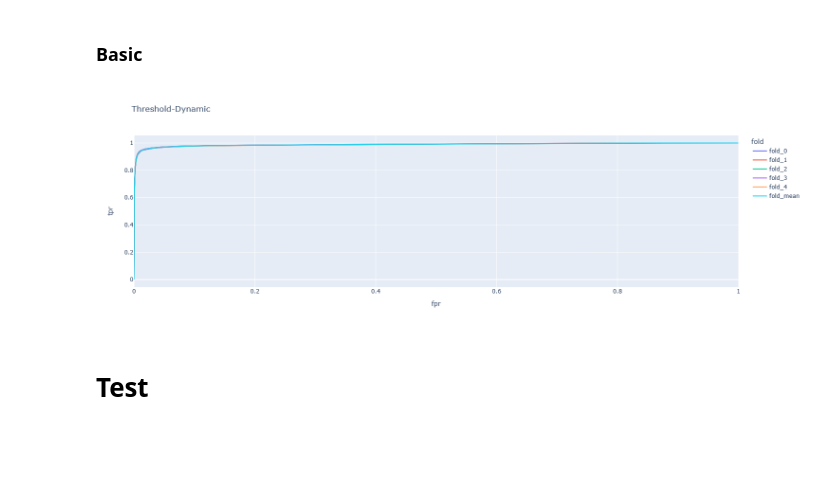
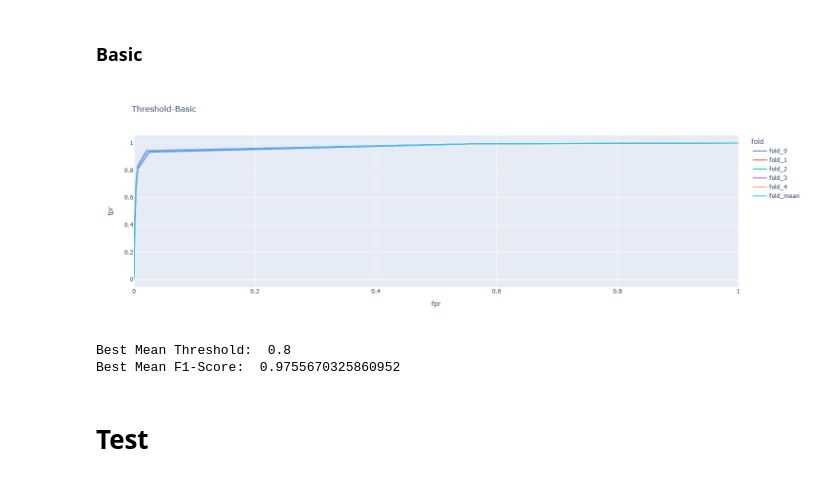
Before and after one commit to ChristopherMarais/Beetle_classifier, a Jupyter notebook: Data/clean/ROC_curve_unknown.ipynb, the cells around one changed output. Drawn from its saved outputs; the diff is of its cells as text; code cells hidden in the pictures; blank space fills up the shorter version.

Commit message:
roc curve latest

```diff
--- a/Data/clean/ROC_curve_unknown.ipynb
+++ b/Data/clean/ROC_curve_unknown.ipynb
@@ -177,6 +177,7 @@ for fold in range(1,6):
     og_data_df = valid_dict_species_unknown['fold_'+str(fold)]
     og_data_df['Unknown'] = og_data_df.iloc[:,2:].apply(unknown_prob_calc, axis=1, args=(mean_best_threshold, 1, 'dynamic'))
     og_data_df['pred'] = og_data_df.iloc[:,2:].idxmax(axis=1)
+    og_data_df.loc[og_data_df['pred'] != 'Unknown', 'pred'] = "Known"
     f1_score_val = f1_score(y_true=og_data_df['true'], y_pred=og_data_df['pred'], average='weighted')
     f1_score_lst.append(f1_score_val)
 
@@ -203,36 +205,39 @@ best_threshold_lst = []
 avg_mean_df = sum(df_lst)/len(df_lst)
 avg_mean_df['fold'] = 'fold_mean'
 for i in range(len(df_lst)):
     df_lst[i]['fold'] = "fold_"+str(i)
     # get best threshold
     best_theshold = find_best_threshold(tpr=df_lst[i]['tpr'], fpr=df_lst[i]['fpr'] , thresholds=df_lst[i]['threshold'])
     best_threshold_lst.append(best_theshold)
 joined_data_df = pd.concat(df_lst+[avg_mean_df])
 mean_best_threshold = np.mean(best_threshold_lst).round(2)
 
 # plot
 fig = px.line(joined_data_df,
               x="fpr",
               y="tpr",
               color='fold',
               hover_data=['threshold'],
               height=500,
               width=500,
-              title='Threshold-Dynamic')
+              title='Threshold-Basic')
 fig.show()
 
 f1_score_lst = []
 for fold in range(1,6):
     og_data_df = valid_dict_species_unknown['fold_'+str(fold)]
     og_data_df['Unknown'] = mean_best_threshold
     og_data_df['pred'] = og_data_df.iloc[:,2:].idxmax(axis=1)
-    f1_score_val = f1_score(y_true=og_data_df['true'], y_pred=og_data_df['pred'], average='weighted')
+    og_data_df.loc[og_data_df['pred'] != 'Unknown', 'pred'] = "Known"
+    f1_score_val = f1_score(y_true=og_data_df['true'], y_pred=og_data_df['pred'], average='weighted') # [None, 'micro', 'macro', 'weighted']
     f1_score_lst.append(f1_score_val)
 
 print("Best Mean Threshold: ", mean_best_threshold)
 print("Best Mean F1-Score: ", np.mean(f1_score_lst))
 # %% [output]
-[figure, old version]
+[figure, new version]
+Best Mean Threshold:  0.8
+Best Mean F1-Score:  0.9755670325860952
 # %% [markdown]
 # Test
 # %%
```
Also changed, not shown: parts of 4 cells of this notebook.
